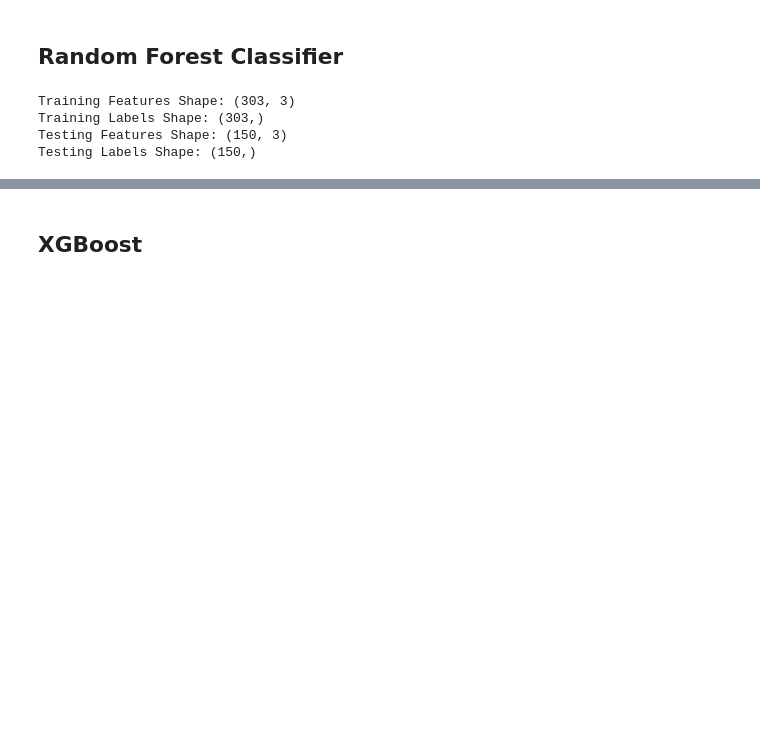
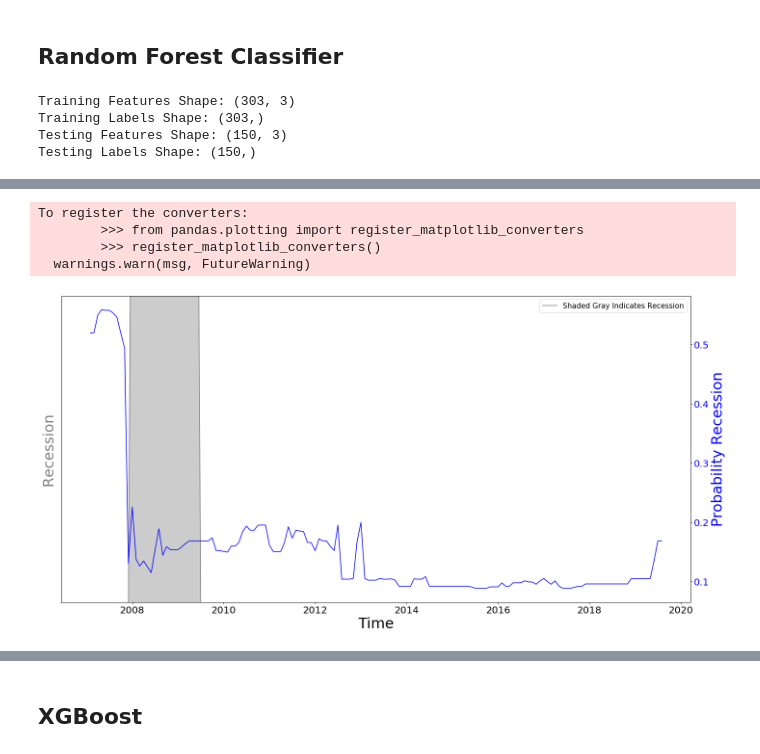
Before and after one commit to nick-cochrane/Project-5, a Jupyter notebook: Recession Probability Modeling; Random Forest, XGBoost, and Naive Bayes.ipynb, the cells around one changed output, grey strips where cells are left out. Saved outputs shown, nothing was run; the diff lists cells and outputs as text; code cells hidden in the pictures; blank space fills up the shorter version.

```diff
--- a/Recession Probability Modeling; Random Forest, XGBoost, and Naive Bayes.ipynb
+++ b/Recession Probability Modeling; Random Forest, XGBoost, and Naive Bayes.ipynb
@@ -178,20 +124,0 @@ plt.legend(loc='lower right');
-# %%
-fig, ax1 = plt.subplots(figsize=(20,10))
-
-test_labels = test_labels > 0
-color = 'tab:grey'
-ax1.set_xlabel('Time')
-ax1.set_ylabel('Recession', color=color)
-ax1.fill_between(dates[303:], 0, test_labels, alpha = 0.4, color = 'grey')
-ax1.plot(dates[303:], test_labels, color=color)
-ax1.tick_params(axis='y', labelcolor=color)
-
-ax2 = ax1.twinx()
-
-color = 'tab:blue'
-ax2.set_ylabel('Probability Recession', color=color)
-ax2.plot(dates[303:], predictions[:,1], color=color)
-ax2.tick_params(axis='y', labelcolor=color)
-
-fig.tight_layout()
-plt.show();
@@ -211,3 +125,11 @@ df.tail(3)
+# %%
+rm.feature_dashboard(dates[303:], test_labels, predictions[:,1], feature_label = 'Probability Recession')
+# %% [output]
+To register the converters:
+        >>> from pandas.plotting import register_matplotlib_converters
+        >>> register_matplotlib_converters()
+  warnings.warn(msg, FutureWarning)
+[figure, added]
 # %%
 now = rf.predict_proba([[-0.32,100.575,-6.3984]])
 now
```
Also changed, not shown: parts of 40 cells of this notebook, 1 other file.
